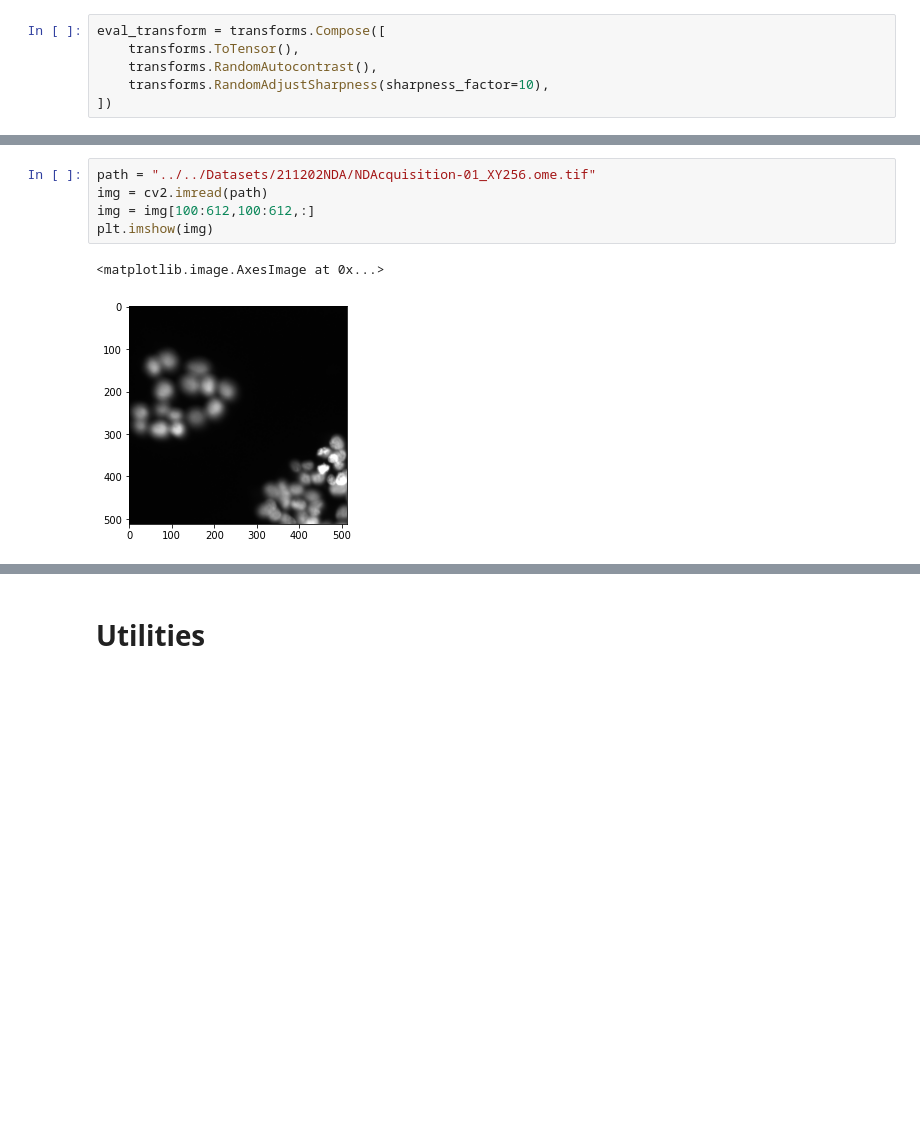
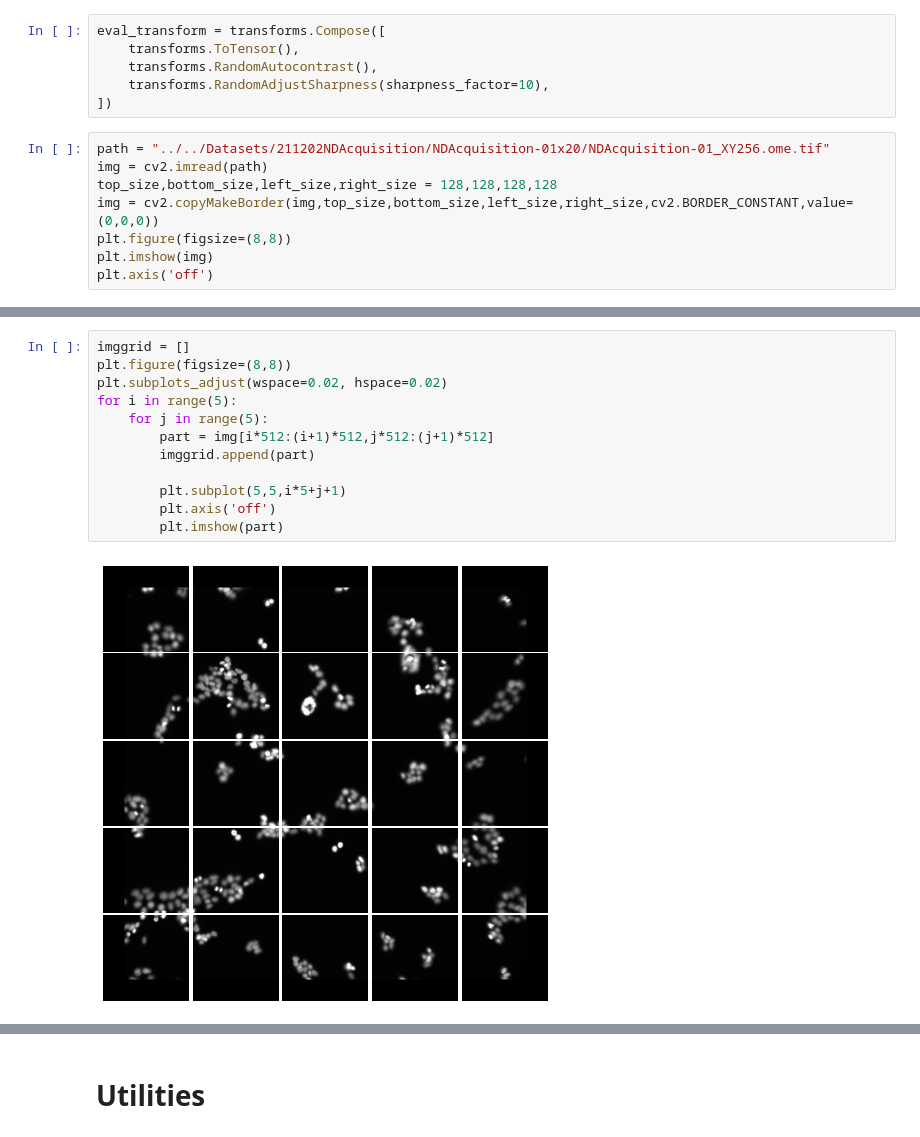
Before and after one commit to DDDog-WANG/NDAcquisition, a Jupyter notebook: Segmentation/pytorch_maskrcnn_cell.ipynb, the cells around one changed output, grey strips where cells are left out. Cells and saved outputs as stored; diff of their text form; blank space fills up the shorter version.

```diff
--- a/Segmentation/pytorch_maskrcnn_cell.ipynb
+++ b/Segmentation/pytorch_maskrcnn_cell.ipynb
@@ -365,3 +366,11 @@ eval_transform = transforms.Compose([
     transforms.RandomAutocontrast(),
     transforms.RandomAdjustSharpness(sharpness_factor=10),
 ])
+# %%
+path = "../../Datasets/211202NDAcquisition/NDAcquisition-01x20/NDAcquisition-01_XY256.ome.tif"
+img = cv2.imread(path)
+top_size,bottom_size,left_size,right_size = 128,128,128,128
+img = cv2.copyMakeBorder(img,top_size,bottom_size,left_size,right_size,cv2.BORDER_CONSTANT,value=(0,0,0))
+plt.figure(figsize=(8,8))
+plt.imshow(img)
+plt.axis('off')
@@ -368,10 +380,16 @@ eval_transform = transforms.Compose([
 # %%
-path = "../../Datasets/211202NDA/NDAcquisition-01_XY256.ome.tif"
-img = cv2.imread(path)
-img = img[100:612,100:612,:]
-plt.imshow(img)
+imggrid = []
+plt.figure(figsize=(8,8))
+plt.subplots_adjust(wspace=0.02, hspace=0.02)
+for i in range(5):
+    for j in range(5):
+        part = img[i*512:(i+1)*512,j*512:(j+1)*512]
+        imggrid.append(part)
+
+        plt.subplot(5,5,i*5+j+1)
+        plt.axis('off')
+        plt.imshow(part)
 # %% [output]
-<matplotlib.image.AxesImage at 0x...>
-[figure, old version]
+[figure, new version]
 # %%
 model.eval()
```
Also changed, not shown: parts of 12 cells of this notebook.
